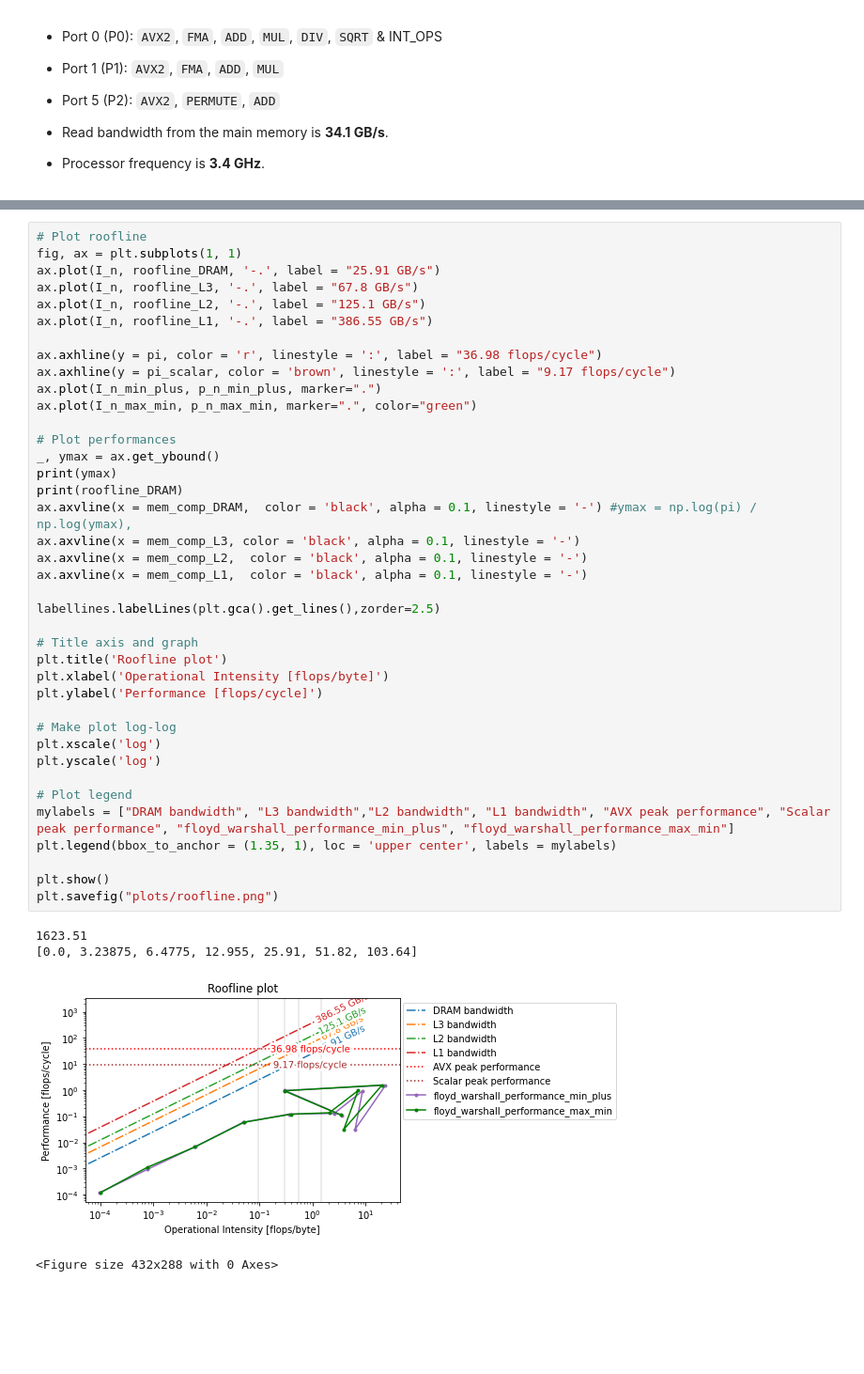
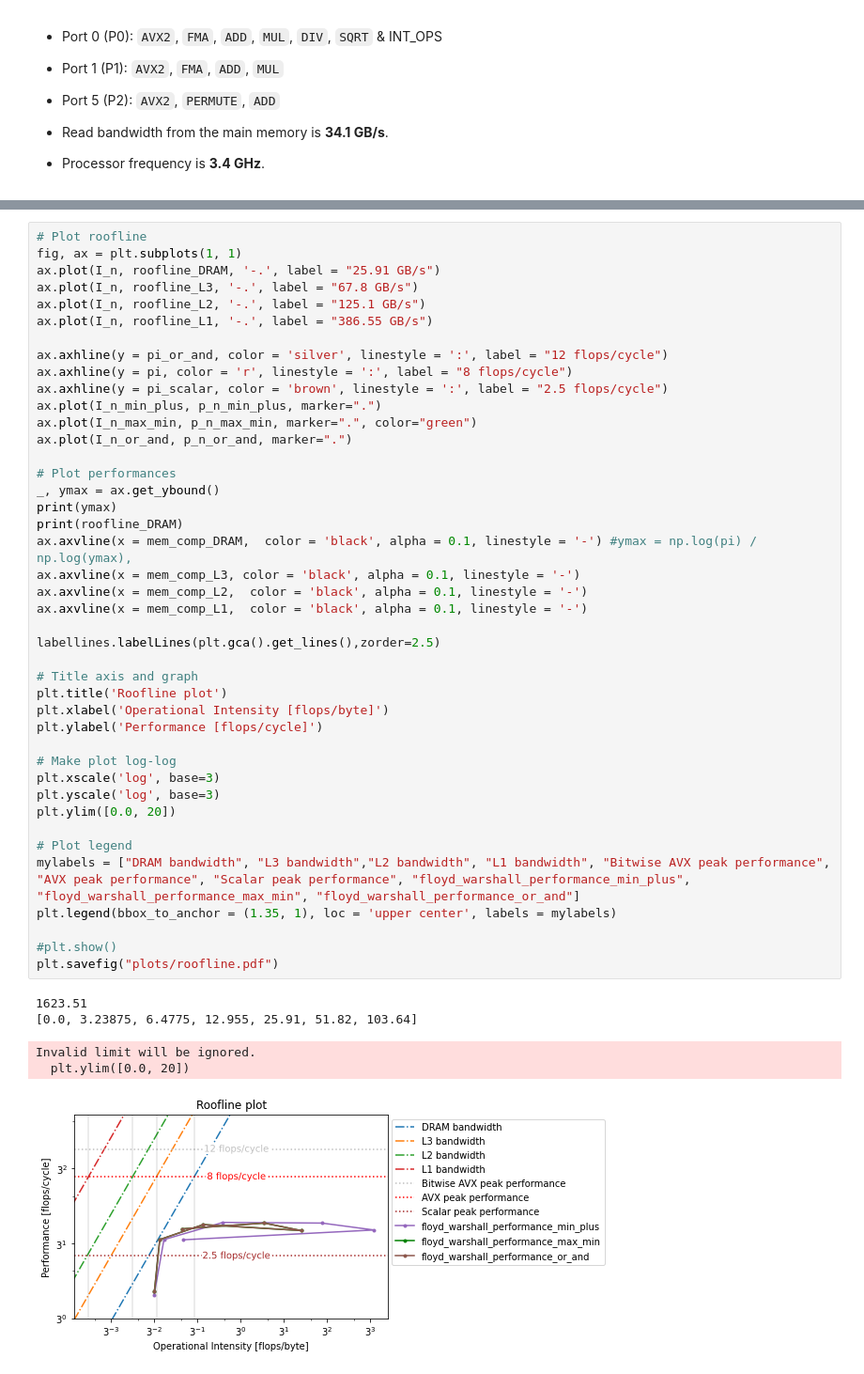
Before and after one commit to Sh-Anand/Fast-Generalized-Floyd-Warshall, a Jupyter notebook: roofline.ipynb, the cells around one changed output, grey strips where cells are left out. Shown: that part at 94% size. Drawn from its saved outputs; the diff is of its cells as text; blank space fills up the shorter version.

Commit message:
updated roofline plit

```diff
--- a/roofline.ipynb
+++ b/roofline.ipynb
@@ -98,39 +104,43 @@ ax.plot(I_n, roofline_L3, '-.', label = "67.8 GB/s")
 ax.plot(I_n, roofline_L2, '-.', label = "125.1 GB/s")
 ax.plot(I_n, roofline_L1, '-.', label = "386.55 GB/s")
 
-ax.axhline(y = pi, color = 'r', linestyle = ':', label = "36.98 flops/cycle")
-ax.axhline(y = pi_scalar, color = 'brown', linestyle = ':', label = "9.17 flops/cycle")
+ax.axhline(y = pi_or_and, color = 'silver', linestyle = ':', label = "12 flops/cycle")
+ax.axhline(y = pi, color = 'r', linestyle = ':', label = "8 flops/cycle")
+ax.axhline(y = pi_scalar, color = 'brown', linestyle = ':', label = "2.5 flops/cycle")
 ax.plot(I_n_min_plus, p_n_min_plus, marker=".")
 ax.plot(I_n_max_min, p_n_max_min, marker=".", color="green")
+ax.plot(I_n_or_and, p_n_or_and, marker=".")
 
 # Plot performances
 _, ymax = ax.get_ybound()
 print(ymax)
 print(roofline_DRAM)
 ax.axvline(x = mem_comp_DRAM,  color = 'black', alpha = 0.1, linestyle = '-') #ymax = np.log(pi) / np.log(ymax),
 ax.axvline(x = mem_comp_L3, color = 'black', alpha = 0.1, linestyle = '-')
 ax.axvline(x = mem_comp_L2,  color = 'black', alpha = 0.1, linestyle = '-')
 ax.axvline(x = mem_comp_L1,  color = 'black', alpha = 0.1, linestyle = '-')
 
 labellines.labelLines(plt.gca().get_lines(),zorder=2.5)
 
 # Title axis and graph
 plt.title('Roofline plot')
 plt.xlabel('Operational Intensity [flops/byte]')
 plt.ylabel('Performance [flops/cycle]')
 
 # Make plot log-log
-plt.xscale('log')
-plt.yscale('log')
+plt.xscale('log', base=3)
+plt.yscale('log', base=3)
+plt.ylim([0.0, 20])
 
 # Plot legend
-mylabels = ["DRAM bandwidth", "L3 bandwidth","L2 bandwidth", "L1 bandwidth", "AVX peak performance", "Scalar peak performance", "floyd_warshall_performance_min_plus", "floyd_warshall_performance_max_min"]
+mylabels = ["DRAM bandwidth", "L3 bandwidth","L2 bandwidth", "L1 bandwidth", "Bitwise AVX peak performance", "AVX peak performance", "Scalar peak performance", "floyd_warshall_performance_min_plus", "floyd_warshall_performance_max_min", "floyd_warshall_performance_or_and"]
 plt.legend(bbox_to_anchor = (1.35, 1), loc = 'upper center', labels = mylabels)
 
-plt.show()
-plt.savefig("plots/roofline.png")
+#plt.show()
+plt.savefig("plots/roofline.pdf")
 # %% [output]
 1623.51
 [0.0, 3.23875, 6.4775, 12.955, 25.91, 51.82, 103.64]
+Invalid limit will be ignored.
+  plt.ylim([0.0, 20])
-[figure, old version]
+[figure, new version]
-<Figure size 432x288 with 0 Axes>
```
Also changed, not shown: parts of 1 cell of this notebook.
